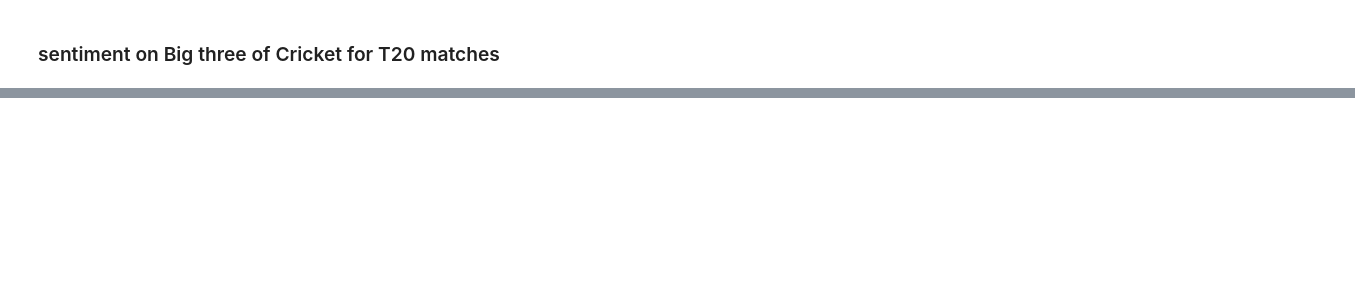
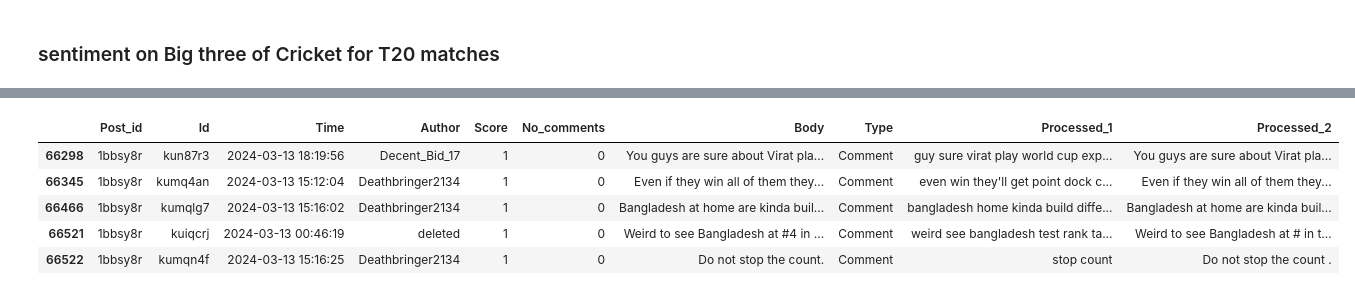
Before and after one commit to thw96/Group10_SocialMediaAssigment2, a Jupyter notebook: Scripts/Data-Extraction/TEST_reddit_exploratory_analysis_preprocessing.ipynb, the cells around one changed output, grey strips where cells are left out. Drawn from its saved outputs; the diff is of its cells as text; code cells hidden in the pictures; blank space fills up the shorter version.

```diff
--- a/Scripts/Data-Extraction/TEST_reddit_exploratory_analysis_preprocessing.ipynb
+++ b/Scripts/Data-Extraction/TEST_reddit_exploratory_analysis_preprocessing.ipynb
@@ -1133,0 +1159,12 @@ ValueError: not enough values to unpack (expected 2, got 1)
+# %%
+date_filter = ((bot_filtered_df['Time'].dt.date == datetime(2024, 3, 13).date()))
+date_filter_2 = ((test_data_frame['Time'].dt.date == datetime(2024, 3, 13).date()))
+# %%
+bot_filtered_df[date_filter]
+# %% [output]
+|  | Post_id | Id | Time | Author | Score | No_comments | Body | Type | Processed_1 | Processed_2 |
+| 66298 | 1bbsy8r | kun87r3 | 2024-03-13 18:19:56 | Decent_Bid_17 | 1 | 0 | You guys are sure about Virat pla... | Comment | guy sure virat play world cup exp... | You guys are sure about Virat pla... |
+| 66345 | 1bbsy8r | kumq4an | 2024-03-13 15:12:04 | Deathbringer2134 | 1 | 0 | Even if they win all of them they... | Comment | even win they'll get point dock c... | Even if they win all of them they... |
+| 66466 | 1bbsy8r | kumqlg7 | 2024-03-13 15:16:02 | Deathbringer2134 | 1 | 0 | Bangladesh at home are kinda buil... | Comment | bangladesh home kinda build diffe... | Bangladesh at home are kinda buil... |
+| 66521 | 1bbsy8r | kuiqcrj | 2024-03-13 00:46:19 | deleted | 1 | 0 | Weird to see Bangladesh at #4 in ... | Comment | weird see bangladesh test rank ta... | Weird to see Bangladesh at # in t... |
+| 66522 | 1bbsy8r | kumqn4f | 2024-03-13 15:16:25 | Deathbringer2134 | 1 | 0 | Do not stop the count. | Comment | stop count | Do not stop the count . |
```
Also changed, not shown: parts of 4 cells of this notebook, 13 other files.
